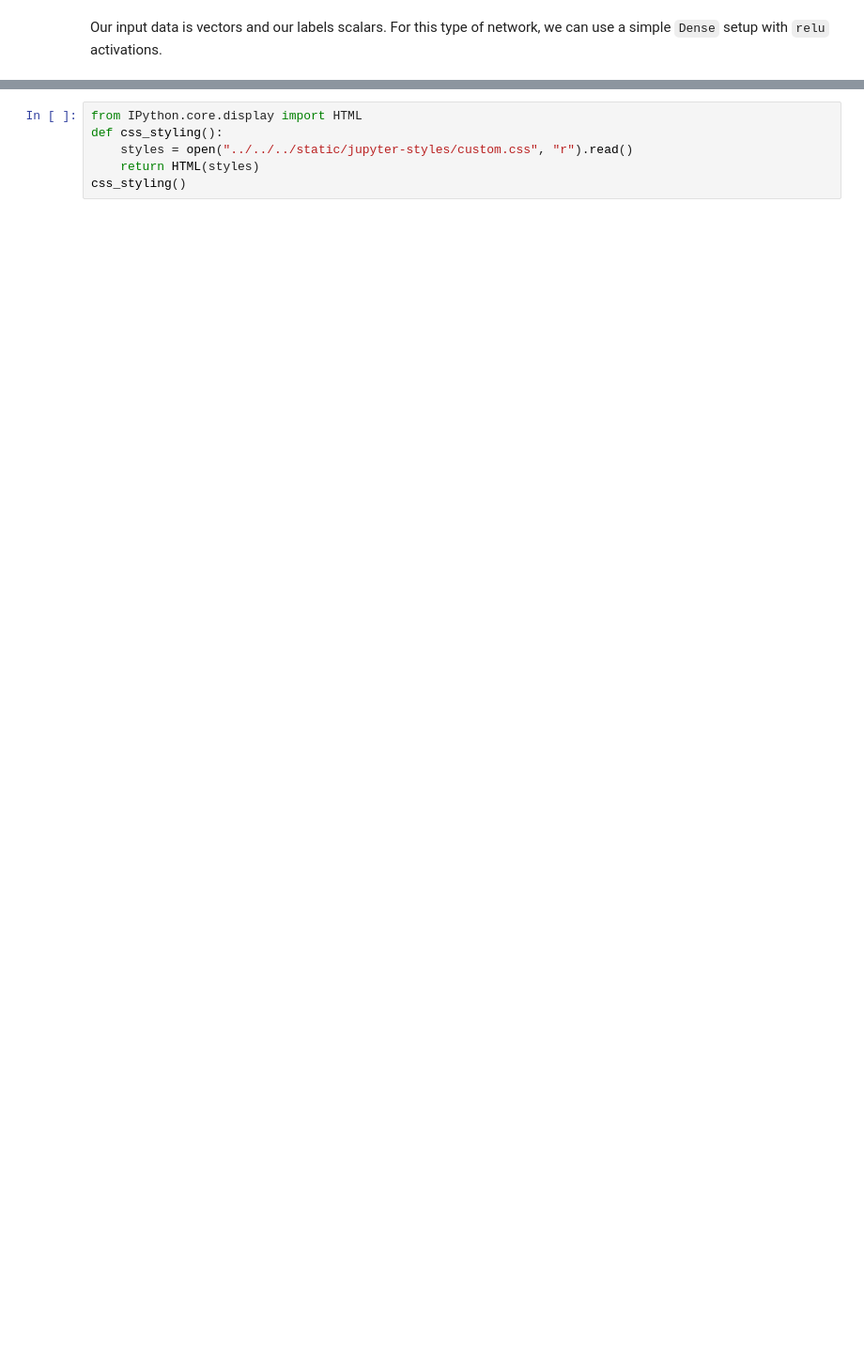
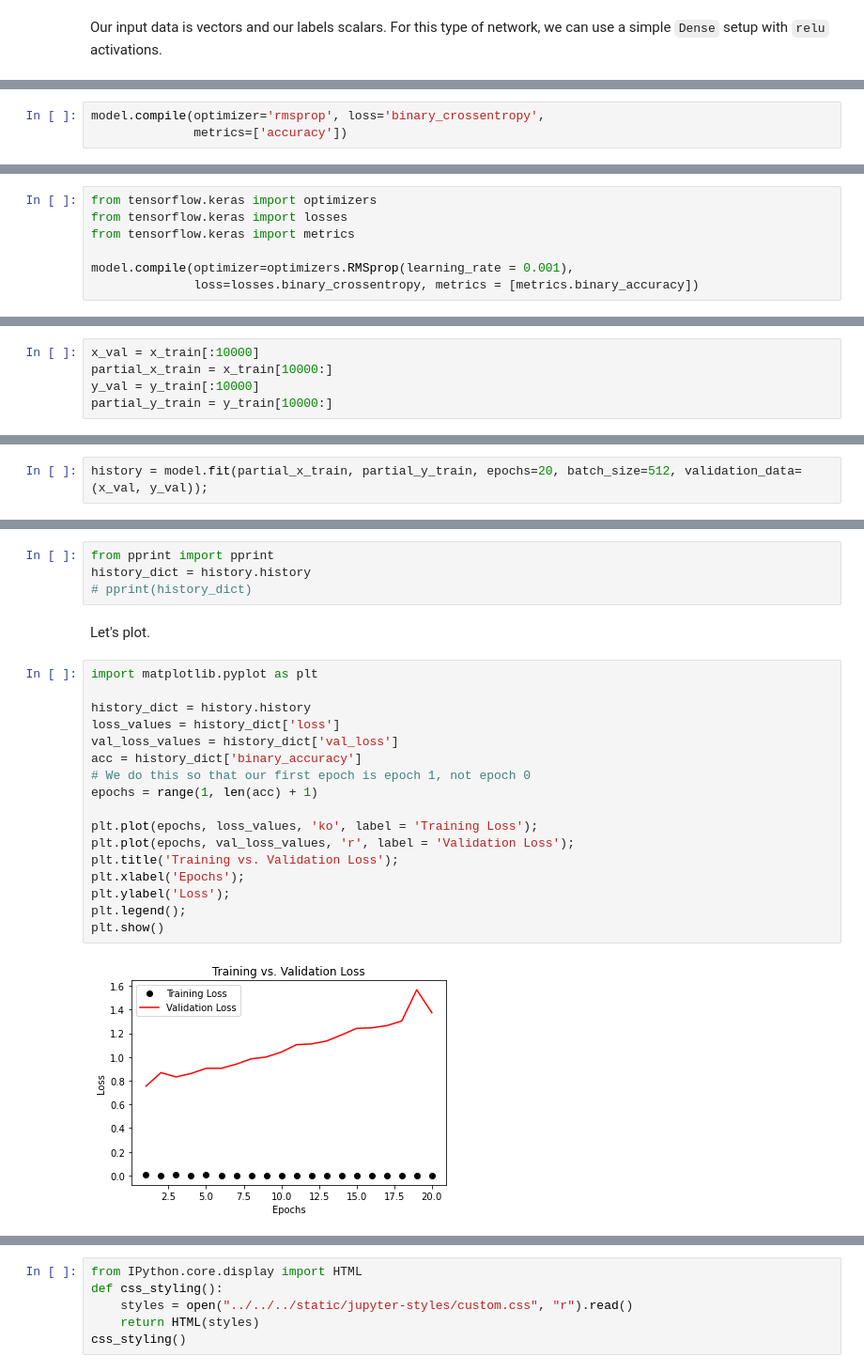
Before and after one commit to LukeAnglin/WebApp, a Jupyter notebook: categories/MLProjects/Notes/Keras-IMDB.ipynb, the cells around one changed output, grey strips where cells are left out. Shown: that part at 94% size. Cells and saved outputs as stored; diff of their text form; blank space fills up the shorter version.

```diff
--- a/categories/MLProjects/Notes/Keras-IMDB.ipynb
+++ b/categories/MLProjects/Notes/Keras-IMDB.ipynb
@@ -103,0 +111,3 @@ AttributeError: module 'tensorflow' has no attribute 'reset_default_graph'
+# %%
+model.compile(optimizer='rmsprop', loss='binary_crossentropy',
+              metrics=['accuracy'])
@@ -103,0 +116,7 @@ AttributeError: module 'tensorflow' has no attribute 'reset_default_graph'
+# %%
+from tensorflow.keras import optimizers
+from tensorflow.keras import losses
+from tensorflow.keras import metrics
+
+model.compile(optimizer=optimizers.RMSprop(learning_rate = 0.001),
+              loss=losses.binary_crossentropy, metrics = [metrics.binary_accuracy])
@@ -103,0 +127,5 @@ AttributeError: module 'tensorflow' has no attribute 'reset_default_graph'
+# %%
+x_val = x_train[:10000]
+partial_x_train = x_train[10000:]
+y_val = y_train[:10000]
+partial_y_train = y_train[10000:]
@@ -103,0 +136,2 @@ AttributeError: module 'tensorflow' has no attribute 'reset_default_graph'
+# %%
+history = model.fit(partial_x_train, partial_y_train, epochs=20, batch_size=512, validation_data=(x_val, y_val));
@@ -103,0 +160,25 @@ AttributeError: module 'tensorflow' has no attribute 'reset_default_graph'
+# %%
+from pprint import pprint
+history_dict = history.history
+# pprint(history_dict)
+# %% [markdown]
+Let's plot.
+# %%
+import matplotlib.pyplot as plt
+
+history_dict = history.history
+loss_values = history_dict['loss']
+val_loss_values = history_dict['val_loss']
+acc = history_dict['binary_accuracy']
+# We do this so that our first epoch is epoch 1, not epoch 0
+epochs = range(1, len(acc) + 1)
+
+plt.plot(epochs, loss_values, 'ko', label = 'Training Loss');
+plt.plot(epochs, val_loss_values, 'r', label = 'Validation Loss');
+plt.title('Training vs. Validation Loss');
+plt.xlabel('Epochs');
+plt.ylabel('Loss');
+plt.legend();
+plt.show()
+# %% [output]
+[figure, added]
```
Also changed, not shown: parts of 26 cells of this notebook, 29 other files.
